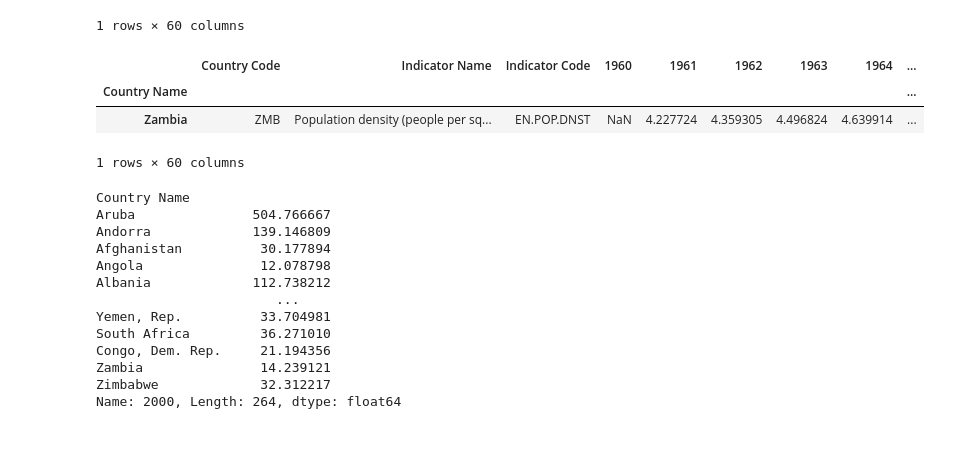
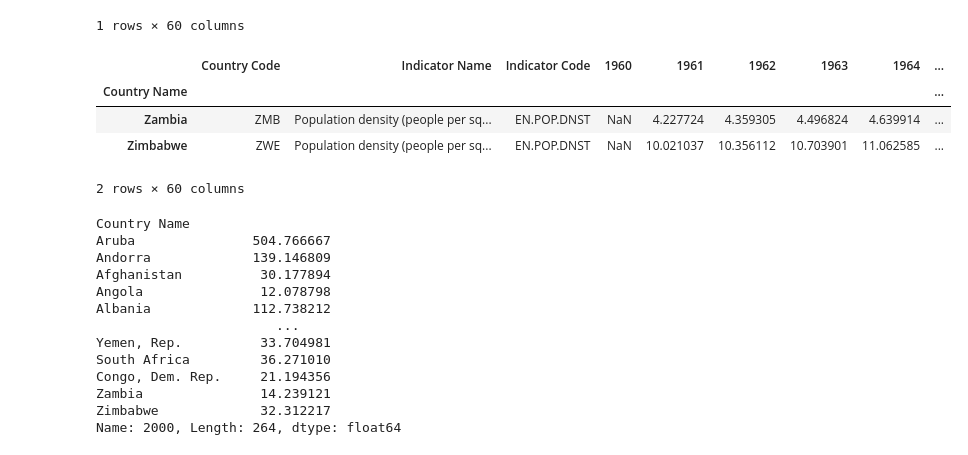
Before and after one commit to R4j4n/Semester2, a Jupyter notebook: 103/Activities/Activity05/activity05.ipynb, the cells around one changed output. Cells and saved outputs as stored; diff of their text form; code cells hidden in the pictures.

```diff
--- a/103/Activities/Activity05/activity05.ipynb
+++ b/103/Activities/Activity05/activity05.ipynb
@@ -46,11 +42,12 @@ dataset.loc[["United States"]]
 1 rows × 60 columns
 # %%
 # indexing the last second to last row by index
-dataset.iloc[[-2]]
+dataset.iloc[-2:]
 # %% [output]
 |  | Country Code | Indicator Name | Indicator Code | 1960 | 1961 | 1962 | 1963 | 1964 | ... |
 | Country Name |  |  |  |  |  |  |  |  | ... |
 | Zambia | ZMB | Population density (people per sq... | EN.POP.DNST | NaN | 4.227724 | 4.359305 | 4.496824 | 4.639914 | ... |
+| Zimbabwe | ZWE | Population density (people per sq... | EN.POP.DNST | NaN | 10.021037 | 10.356112 | 10.703901 | 11.062585 | ... |
-1 rows × 60 columns
+2 rows × 60 columns
 # %%
 # indexing the column of 2000 as a Series
```
Also changed, not shown: parts of 14 cells of this notebook, 14 other files.
